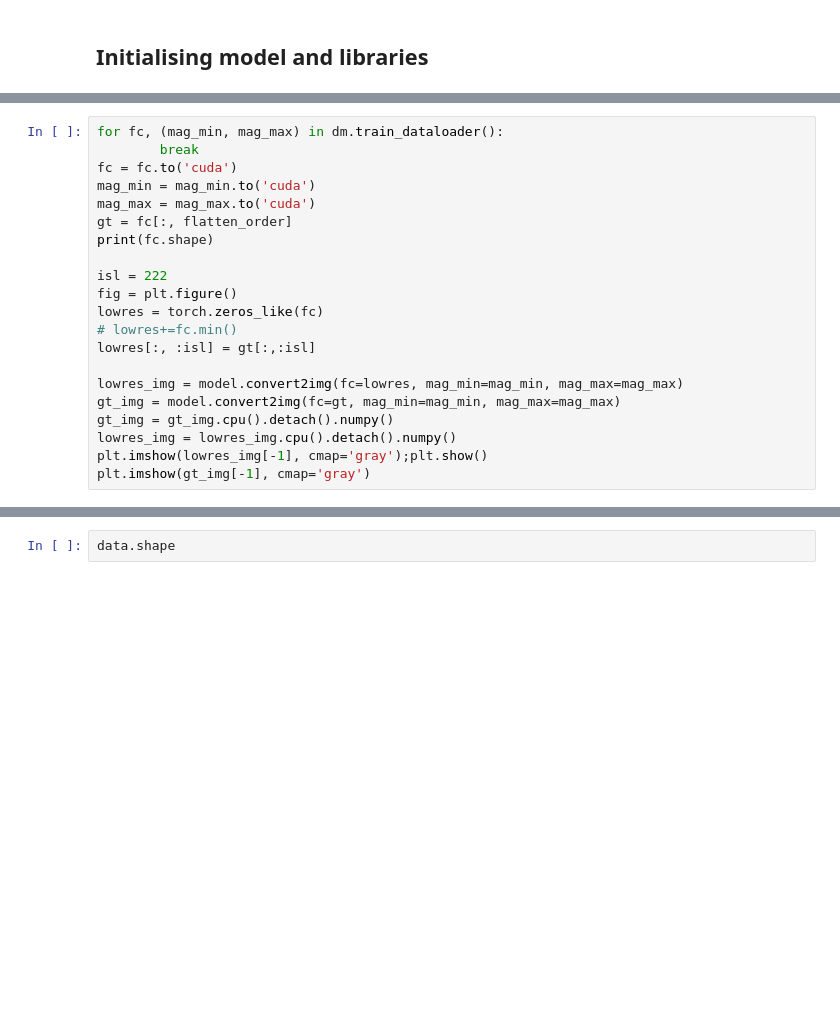
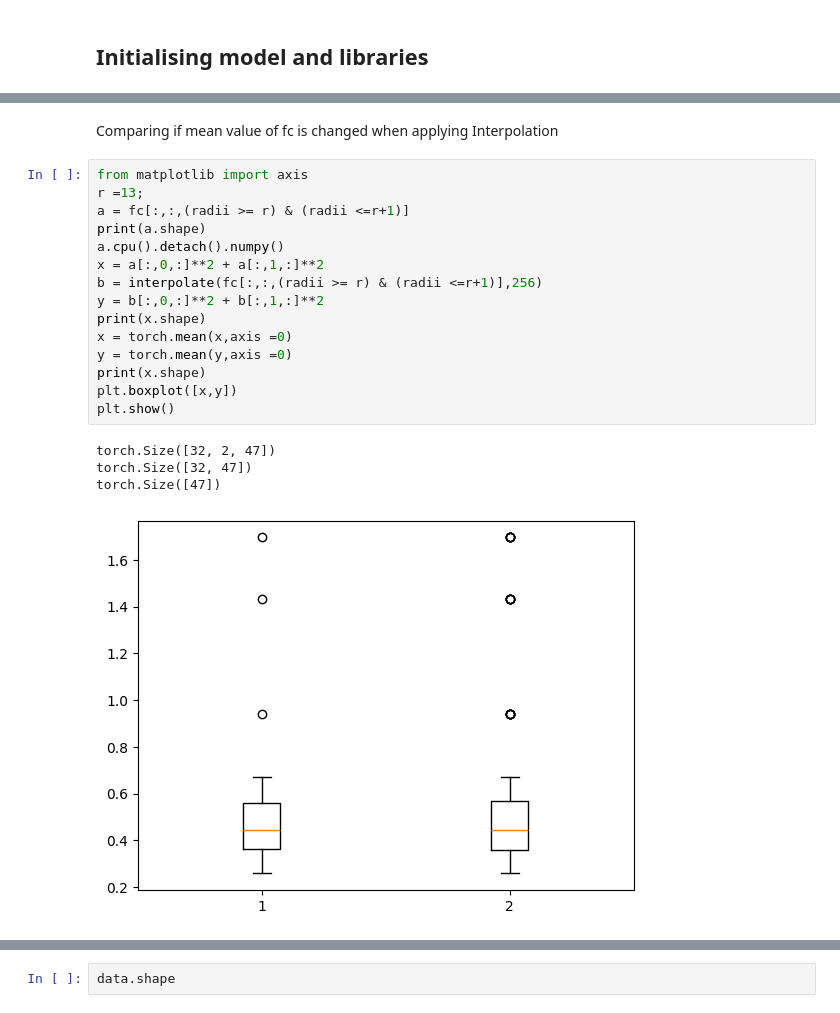
Before and after one commit to AmanKukde/FourierImageTransformer, a Jupyter notebook: Playground.ipynb, the cells around one changed output, grey strips where cells are left out. Saved outputs shown, nothing was run; the diff lists cells and outputs as text; blank space fills up the shorter version.

```diff
--- a/Playground.ipynb
+++ b/Playground.ipynb
@@ -71,21 +67,0 @@ model.input_seq_length
-# %%
-for fc, (mag_min, mag_max) in dm.train_dataloader():
-        break
-fc = fc.to('cuda')
-mag_min = mag_min.to('cuda')
-mag_max = mag_max.to('cuda')
-gt = fc[:, flatten_order]
-print(fc.shape)
-
-isl = 222
-fig = plt.figure()
-lowres = torch.zeros_like(fc)
-# lowres+=fc.min()
-lowres[:, :isl] = gt[:,:isl]
-
-lowres_img = model.convert2img(fc=lowres, mag_min=mag_min, mag_max=mag_max)
-gt_img = model.convert2img(fc=gt, mag_min=mag_min, mag_max=mag_max)
-gt_img = gt_img.cpu().detach().numpy()
-lowres_img = lowres_img.cpu().detach().numpy()
-plt.imshow(lowres_img[-1], cmap='gray');plt.show()
-plt.imshow(gt_img[-1], cmap='gray')
@@ -100,0 +188,22 @@ nan
+# %% [markdown]
+Comparing if mean value of fc is changed when applying Interpolation
+# %%
+from matplotlib import axis
+r =13;
+a = fc[:,:,(radii >= r) & (radii <=r+1)]
+print(a.shape)
+a.cpu().detach().numpy()
+x = a[:,0,:]**2 + a[:,1,:]**2
+b = interpolate(fc[:,:,(radii >= r) & (radii <=r+1)],256)
+y = b[:,0,:]**2 + b[:,1,:]**2
+print(x.shape)
+x = torch.mean(x,axis =0)
+y = torch.mean(y,axis =0)
+print(x.shape)
+plt.boxplot([x,y])
+plt.show()
+# %% [output]
+torch.Size([32, 2, 47])
+torch.Size([32, 47])
+torch.Size([47])
+[figure, added]
```
Also changed, not shown: parts of 18 cells of this notebook, 8 other files.
